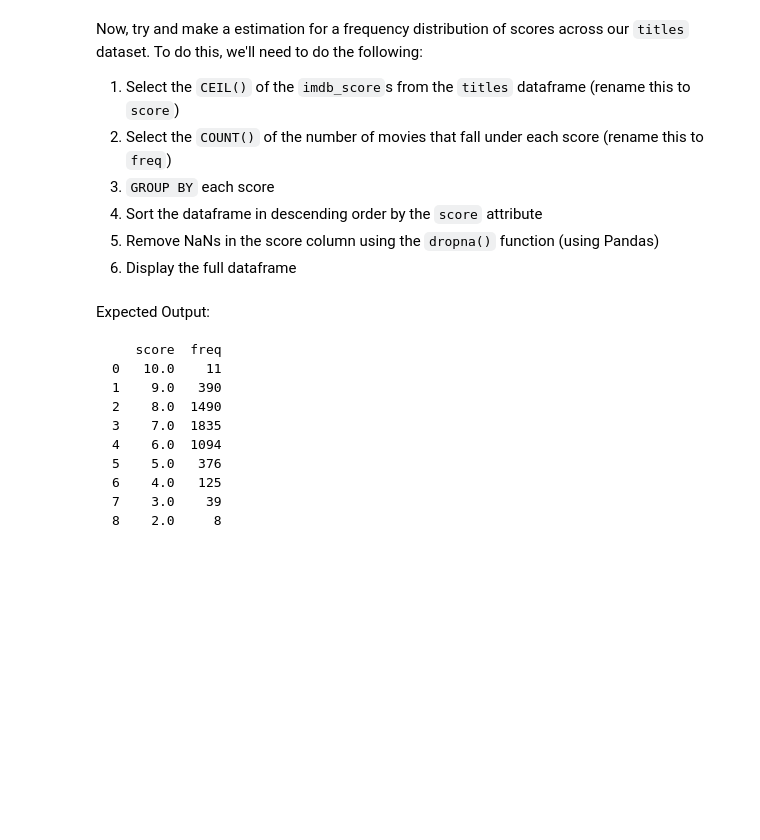
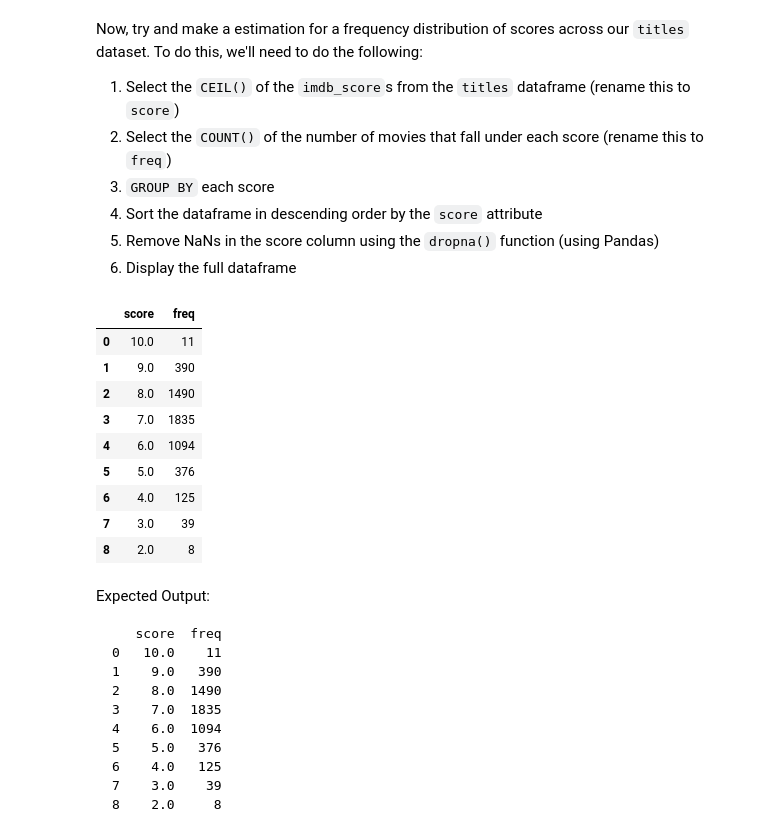
Before and after one commit to sanabajaj/cdj_nme, a Jupyter notebook: workbook2.ipynb, the cells around one changed output. Drawn from its saved outputs; the diff is of its cells as text; code cells hidden in the pictures; blank space fills up the shorter version.

```diff
--- a/workbook2.ipynb
+++ b/workbook2.ipynb
@@ -263,3 +255,24 @@ Now, try and make a estimation for a frequency distribution of scores across our
+# %%
+#C2 your code here
+
+score_dist = duckdb.sql("""SELECT CEIL(t.imdb_score) as score, COUNT(*) as freq
+                        FROM titles t
+                        GROUP BY score
+                        ORDER BY score DESC
+""").df().dropna()
+
+score_dist
+# %% [output]
+|  | score | freq |
+| 0 | 10.0 | 11 |
+| 1 | 9.0 | 390 |
+| 2 | 8.0 | 1490 |
+| 3 | 7.0 | 1835 |
+| 4 | 6.0 | 1094 |
+| 5 | 5.0 | 376 |
+| 6 | 4.0 | 125 |
+| 7 | 3.0 | 39 |
+| 8 | 2.0 | 8 |
 # %% [markdown]
 Expected Output:
 
```
Also changed, not shown: parts of 5 cells of this notebook.
